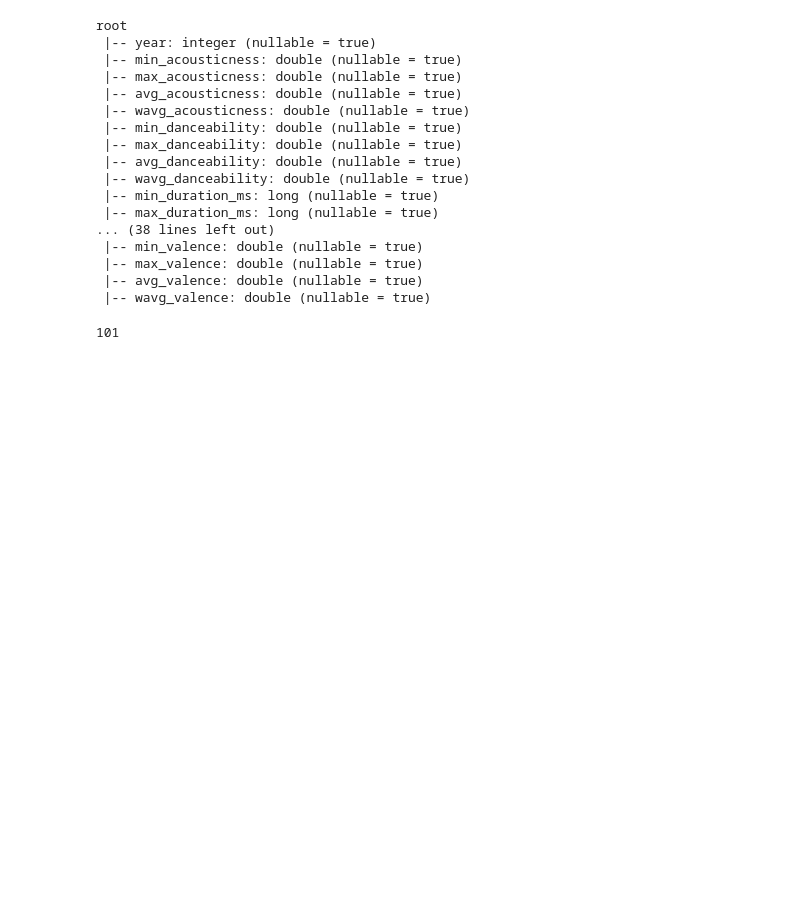
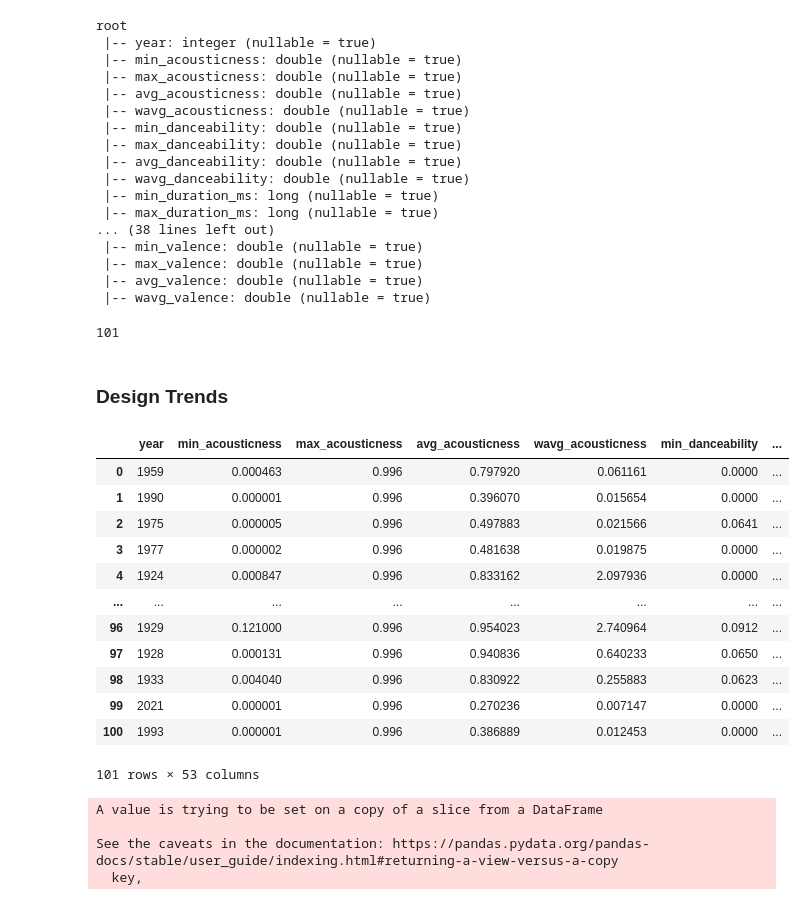
Before and after one commit to carloalbe/Pyspark-Spotify-Analysis, a Jupyter notebook: code/TrendAnalysis.ipynb, the cells around one changed output. Saved outputs shown, nothing was run; the diff lists cells and outputs as text; code cells hidden in the pictures; blank space fills up the shorter version.

```diff
--- a/code/TrendAnalysis.ipynb
+++ b/code/TrendAnalysis.ipynb
@@ -193,3 +193,5 @@ dfg.count()
 dfp = dfg.toPandas()
 # %%
 dfp.to_csv('../data/timeseries.csv')
+# %% [markdown]
+### Design Trends
@@ -195,0 +201,26 @@ dfp.to_csv('../data/timeseries.csv')
+# %%
+dfp = pd.read_csv('../data/timeseries.csv',index_col=0)
+dfp
+# %% [output]
+|  | year | min_acousticness | max_acousticness | avg_acousticness | wavg_acousticness | min_danceability | ... |
+| 0 | 1959 | 0.000463 | 0.996 | 0.797920 | 0.061161 | 0.0000 | ... |
+| 1 | 1990 | 0.000001 | 0.996 | 0.396070 | 0.015654 | 0.0000 | ... |
+| 2 | 1975 | 0.000005 | 0.996 | 0.497883 | 0.021566 | 0.0641 | ... |
+| 3 | 1977 | 0.000002 | 0.996 | 0.481638 | 0.019875 | 0.0000 | ... |
+| 4 | 1924 | 0.000847 | 0.996 | 0.833162 | 2.097936 | 0.0000 | ... |
+| ... | ... | ... | ... | ... | ... | ... | ... |
+| 96 | 1929 | 0.121000 | 0.996 | 0.954023 | 2.740964 | 0.0912 | ... |
+| 97 | 1928 | 0.000131 | 0.996 | 0.940836 | 0.640233 | 0.0650 | ... |
+| 98 | 1933 | 0.004040 | 0.996 | 0.830922 | 0.255883 | 0.0623 | ... |
+| 99 | 2021 | 0.000001 | 0.996 | 0.270236 | 0.007147 | 0.0000 | ... |
+| 100 | 1993 | 0.000001 | 0.996 | 0.386889 | 0.012453 | 0.0000 | ... |
+101 rows × 53 columns
+# %%
+dfp = dfp[dfp.year>1971]
+dfp.set_index('year',inplace = True,drop=True)
+dfp.sort_index(inplace=True)
+# %% [output]
+A value is trying to be set on a copy of a slice from a DataFrame
+
+See the caveats in the documentation: https://pandas.pydata.org/pandas-docs/stable/user_guide/indexing.html#returning-a-view-versus-a-copy
+  key,
```
Also changed, not shown: parts of 5 cells of this notebook.
